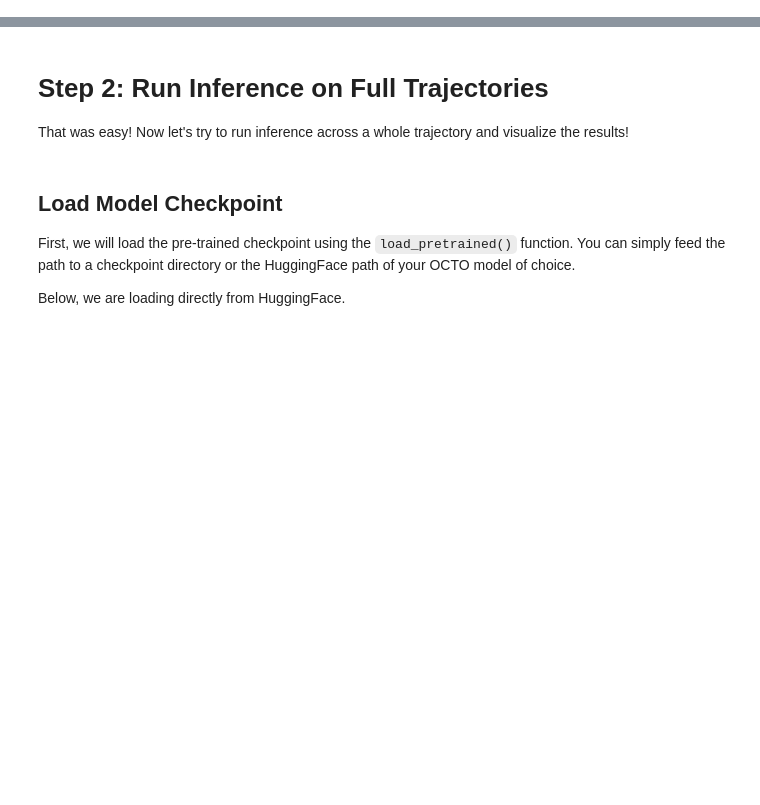
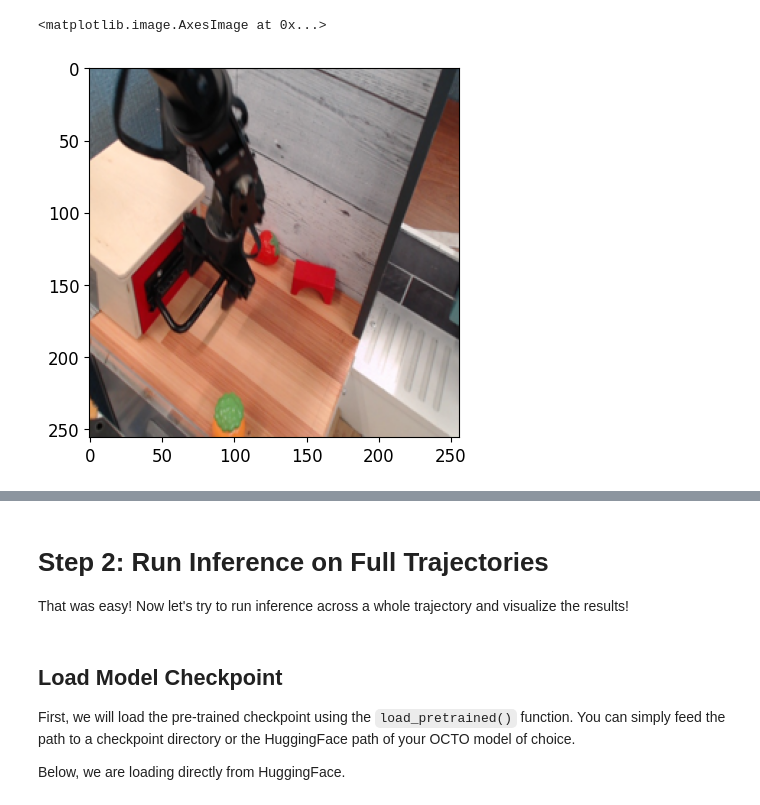
Before and after one commit to octo-models/octo, a Jupyter notebook: examples/01_inference_pretrained.ipynb, the cells around one changed output, grey strips where cells are left out. Drawn from its saved outputs; the diff is of its cells as text; code cells hidden in the pictures; blank space fills up the shorter version.

```diff
--- a/examples/01_inference_pretrained.ipynb
+++ b/examples/01_inference_pretrained.ipynb
@@ -14,11 +21,15 @@ model = OCTOModel.load_pretrained("hf://rail-berkeley/octo-small")
 # %%
-import cv2
+from PIL import Image
+import requests
 import matplotlib.pyplot as plt
 
-img = cv2.imread("im_0.jpg")
-img = cv2.resize(img, (256, 256))[..., ::-1]
+# download one example BridgeV2 image
+IMAGE_URL = "https://rail.eecs.berkeley.edu/datasets/bridge_release/raw/bridge_data_v2/datacol2_toykitchen7/drawer_pnp/01/2023-04-19_09-18-15/raw/traj_group0/traj0/images0/im_12.jpg"
+img = np.array(Image.open(requests.get(IMAGE_URL, stream=True).raw).resize((256, 256)))
 plt.imshow(img)
-plt.show()
+# %% [output]
+<matplotlib.image.AxesImage at 0x...>
+[figure, added]
 # %%
 # create obs & task dict, run inference
 import jax
```
Also changed, not shown: parts of 9 cells of this notebook.
